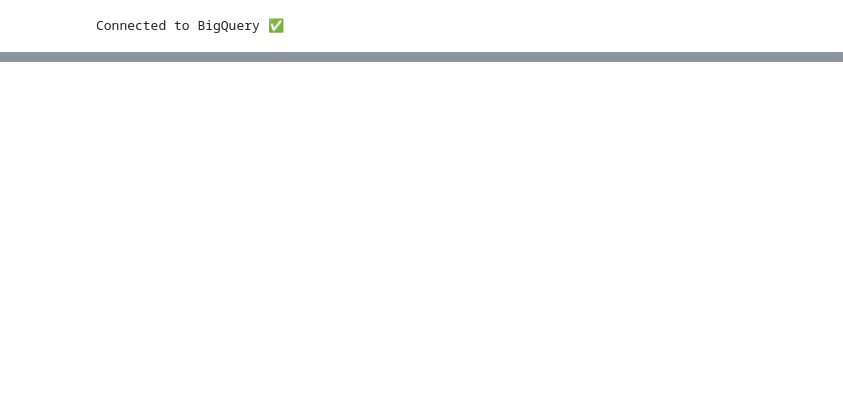
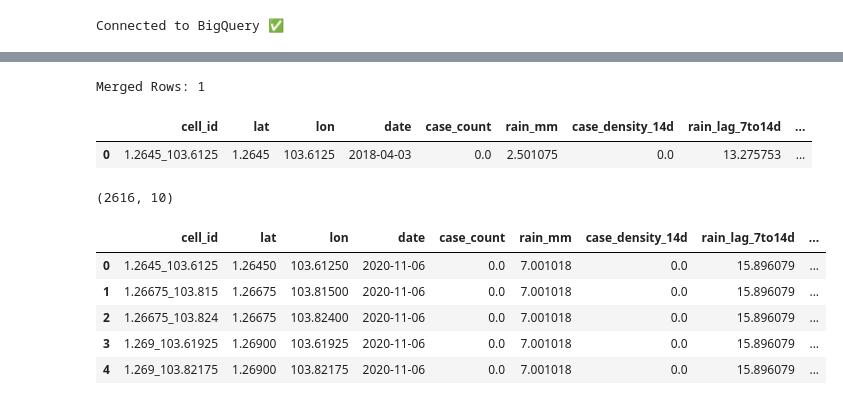
Before and after one commit to edmundzen/dengue-early-warning, a Jupyter notebook: member2_risk_model.ipynb, the cells around one changed output, grey strips where cells are left out. Cells and saved outputs as stored; diff of their text form; code cells hidden in the pictures; blank space fills up the shorter version.

```diff
--- a/member2_risk_model.ipynb
+++ b/member2_risk_model.ipynb
@@ -383,0 +169,41 @@ The GPU risk model successfully:
+# %%
+merged_df = features_latest.merge(
+    forecast_latest[["cell_id", "forecast_value"]],
+    on="cell_id",
+    how="left"
+)
+
+merged_df["forecast_value"] = merged_df["forecast_value"].fillna(0)
+
+print("Merged Rows:", len(merged_df))
+merged_df.head()
+# %% [output]
+Merged Rows: 1
+|  | cell_id | lat | lon | date | case_count | rain_mm | case_density_14d | rain_lag_7to14d | ... |
+| 0 | 1.2645_103.6125 | 1.2645 | 103.6125 | 2018-04-03 | 0.0 | 2.501075 | 0.0 | 13.275753 | ... |
+# %%
+query = """
+SELECT *
+FROM (
+    SELECT *,
+           ROW_NUMBER() OVER (
+               PARTITION BY cell_id
+               ORDER BY date DESC
+           ) AS rn
+    FROM `dengue-early-warning.dengue_ew.features`
+)
+WHERE rn = 1
+"""
+
+features_latest = client.query(query).to_dataframe(create_bqstorage_client=False)
+
+print(features_latest.shape)
+features_latest.head()
+# %% [output]
+(2616, 10)
+|  | cell_id | lat | lon | date | case_count | rain_mm | case_density_14d | rain_lag_7to14d | ... |
+| 0 | 1.2645_103.6125 | 1.26450 | 103.61250 | 2020-11-06 | 0.0 | 7.001018 | 0.0 | 15.896079 | ... |
+| 1 | 1.26675_103.815 | 1.26675 | 103.81500 | 2020-11-06 | 0.0 | 7.001018 | 0.0 | 15.896079 | ... |
+| 2 | 1.26675_103.824 | 1.26675 | 103.82400 | 2020-11-06 | 0.0 | 7.001018 | 0.0 | 15.896079 | ... |
+| 3 | 1.269_103.61925 | 1.26900 | 103.61925 | 2020-11-06 | 0.0 | 7.001018 | 0.0 | 15.896079 | ... |
+| 4 | 1.269_103.82175 | 1.26900 | 103.82175 | 2020-11-06 | 0.0 | 7.001018 | 0.0 | 15.896079 | ... |
```
Also changed, not shown: parts of 60 cells of this notebook.
